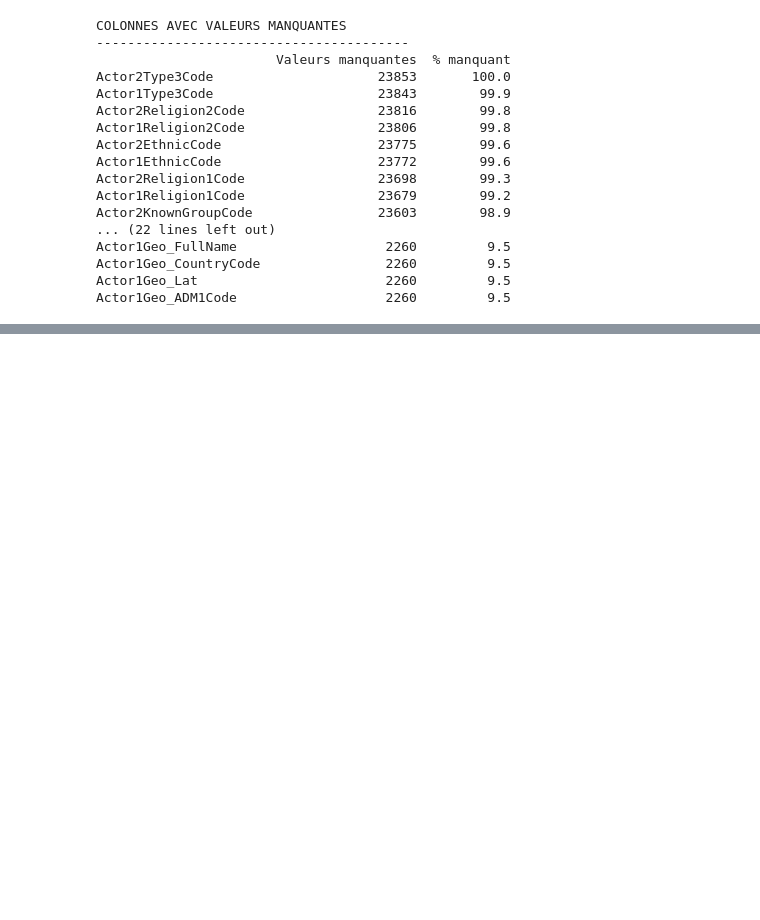
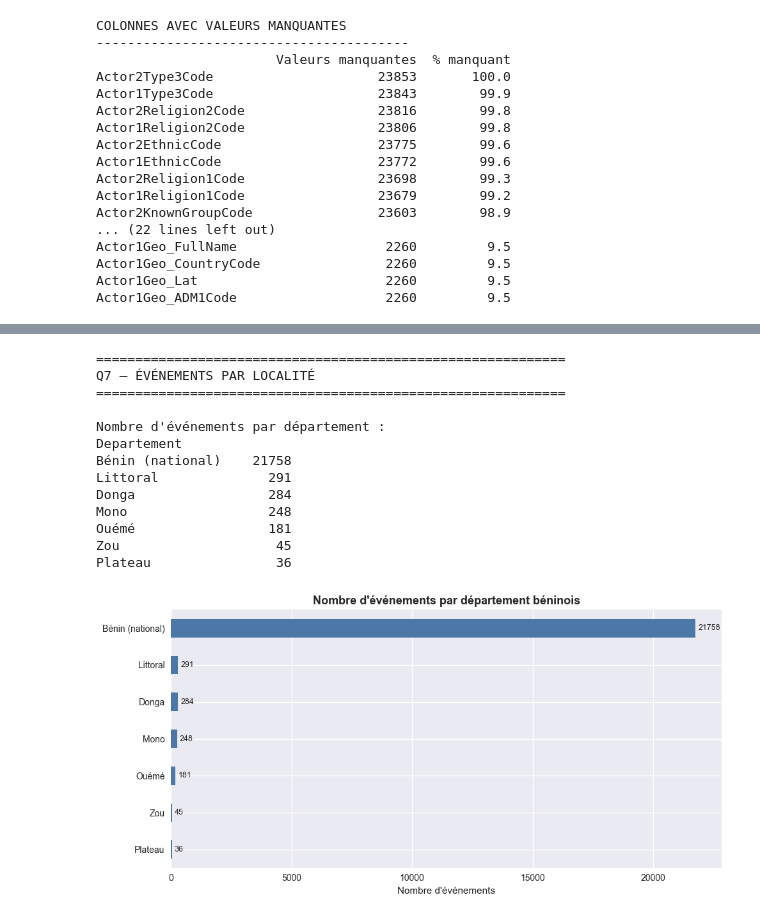
Before and after one commit to Equipe-003/Hackathon_iSHEEROXDatacamp, a Jupyter notebook: notebooks/data_exploration.ipynb, the cells around one changed output, grey strips where cells are left out. Saved outputs shown, nothing was run; the diff lists cells and outputs as text; code cells hidden in the pictures; blank space fills up the shorter version.

Commit message:
Analyse et visualisation des insights évocatifs

```diff
--- a/notebooks/data_exploration.ipynb
+++ b/notebooks/data_exploration.ipynb
@@ -790,0 +300,55 @@ Name: count, dtype: int64
+# %%
+# ── Mapping ADM1Code → Département ─────────────────────────────────────────
+adm1_benin = {
+    'BN01': 'Alibori',   'BN02': 'Atacora',  'BN03': 'Atlantique',
+    'BN04': 'Borgou',    'BN05': 'Collines', 'BN06': 'Couffo',
+    'BN07': 'Donga',     'BN08': 'Littoral', 'BN09': 'Mono',
+    'BN10': 'Ouémé',     'BN11': 'Plateau',  'BN12': 'Zou',
+    'BN':   'Bénin (national)',
+}
+
+quadclass_map = {
+    1: 'Coopération verbale',
+    2: 'Coopération matérielle',
+    3: 'Conflit verbal',
+    4: 'Conflit matériel',
+}
+
+df['Departement'] = df['ActionGeo_ADM1Code'].map(adm1_benin).fillna('Inconnu / International')
+df['QuadLabel']   = df['QuadClass'].map(quadclass_map).fillna('Inconnu')
+
+print("=" * 60)
+print("Q7 — ÉVÉNEMENTS PAR LOCALITÉ")
+print("=" * 60)
+
+# ── 3.2.1 Répartition par département ───────────────────────────────────────
+dept_counts = (
+    df[df['Departement'] != 'Inconnu / International']['Departement']
+    .value_counts()
+)
+print("\nNombre d'événements par département :")
+print(dept_counts.to_string())
+
+fig, ax = plt.subplots(figsize=(10, 5))
+dept_counts.sort_values().plot(kind='barh', ax=ax, color='#4C78A8')
+ax.set_title("Nombre d'événements par département béninois", fontsize=13, fontweight='bold')
+ax.set_xlabel("Nombre d'événements")
+ax.set_ylabel("")
+ax.bar_label(ax.containers[0], padding=3, fontsize=9)
+plt.tight_layout()
+plt.show()
+# %% [output]
+============================================================
+Q7 — ÉVÉNEMENTS PAR LOCALITÉ
+============================================================
+
+Nombre d'événements par département :
+Departement
+Bénin (national)    21758
+Littoral              291
+Donga                 284
+Mono                  248
+Ouémé                 181
+Zou                    45
+Plateau                36
+[figure, added]
```
Also changed, not shown: parts of 36 cells of this notebook.
